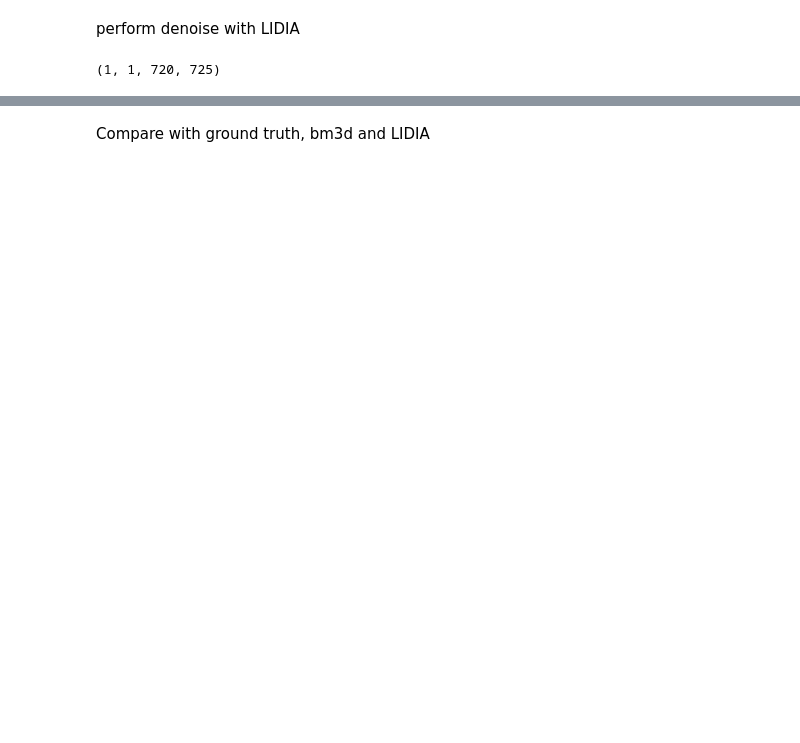
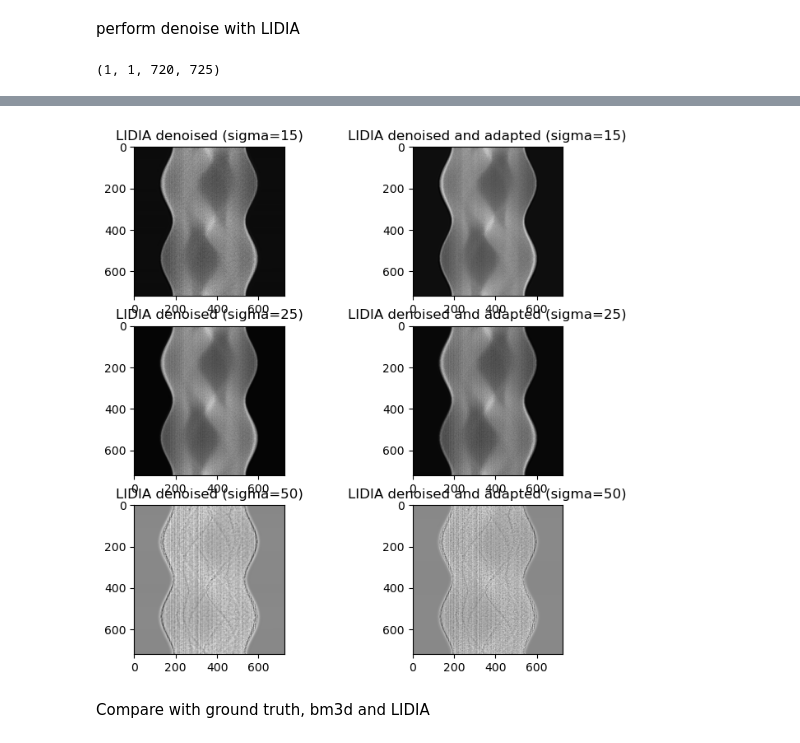
Before and after one commit to KedoKudo/TomoArtifactBenchPy, a Jupyter notebook: notebooks/evaluate_LIDIA.ipynb, the cells around one changed output, grey strips where cells are left out. Drawn from its saved outputs; the diff is of its cells as text; code cells hidden in the pictures; blank space fills up the shorter version.

```diff
--- a/notebooks/evaluate_LIDIA.ipynb
+++ b/notebooks/evaluate_LIDIA.ipynb
@@ -238,13 +279,21 @@ sino_lidia_sigma50 = denoise_with_lidia(sino_noisy_reshaped, sigma=50)
 # %%
-# visialize side by side
-fig, axs = plt.subplots(1, 3, figsize=(12, 4))
-axs[0].imshow(sino_lidia_sigma15[0, 0, :, :], cmap='gray')
-axs[0].set_title('LIDIA denoised sinogram (sigma=15)')
-axs[1].imshow(sino_lidia_sigma25[0, 0, :, :], cmap='gray')
-axs[1].set_title('LIDIA denoised sinogram (sigma=25)')
-axs[2].imshow(sino_lidia_sigma50[0, 0, :, :], cmap='gray')
-axs[2].set_title('LIDIA denoised sinogram (sigma=50)')
+# visualize everyone side by side
+fig, axs = plt.subplots(3, 2, figsize=(8, 8))
+axs[0, 0].imshow(sino_lidia_sigma15[0, 0, :, :], cmap='gray')
+axs[0, 0].set_title('LIDIA denoised (sigma=15)')
+axs[0, 1].imshow(sino_lidia_sigma15_adapt[0, 0, :, :], cmap='gray')
+axs[0, 1].set_title('LIDIA denoised and adapted (sigma=15)')
+axs[1, 0].imshow(sino_lidia_sigma25[0, 0, :, :], cmap='gray')
+axs[1, 0].set_title('LIDIA denoised (sigma=25)')
+axs[1, 1].imshow(sino_lidia_sigma25_adapt[0, 0, :, :], cmap='gray')
+axs[1, 1].set_title('LIDIA denoised and adapted (sigma=25)')
+axs[2, 0].imshow(sino_lidia_sigma50[0, 0, :, :], cmap='gray')
+axs[2, 0].set_title('LIDIA denoised (sigma=50)')
+axs[2, 1].imshow(sino_lidia_sigma50_adapt[0, 0, :, :], cmap='gray')
+axs[2, 1].set_title('LIDIA denoised and adapted (sigma=50)')
 plt.show()
+# %% [output]
+[figure, added]
 # %% [markdown]
 Compare with ground truth, bm3d and LIDIA
 # %%
```
Also changed, not shown: parts of 21 cells of this notebook, 1 other file.
